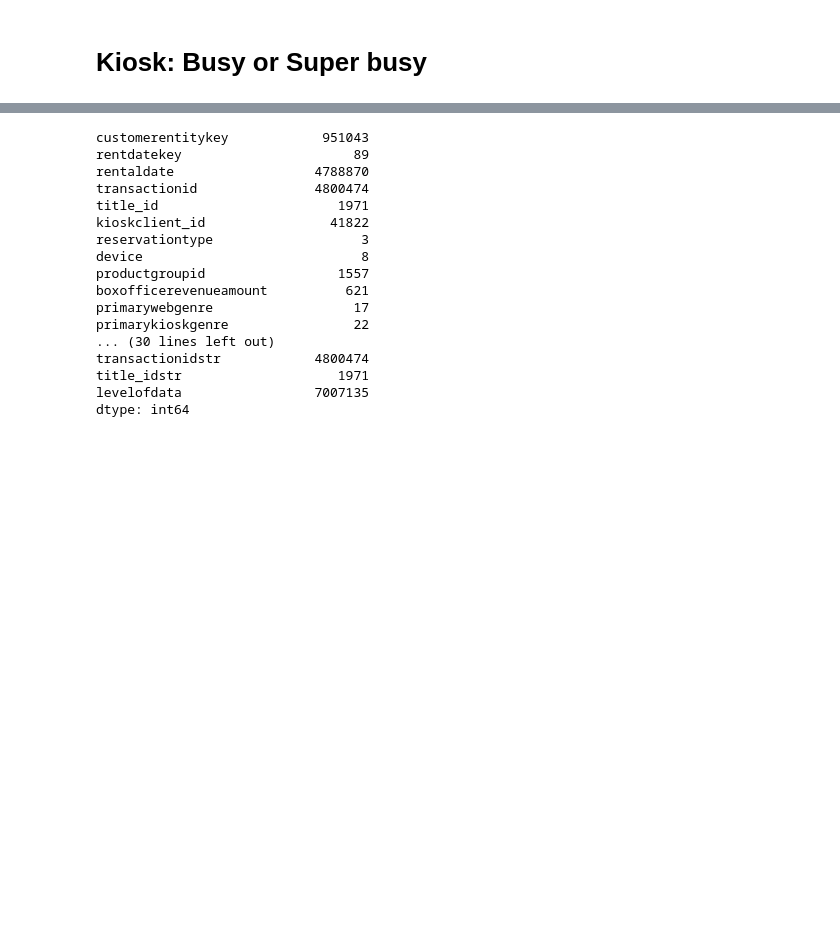
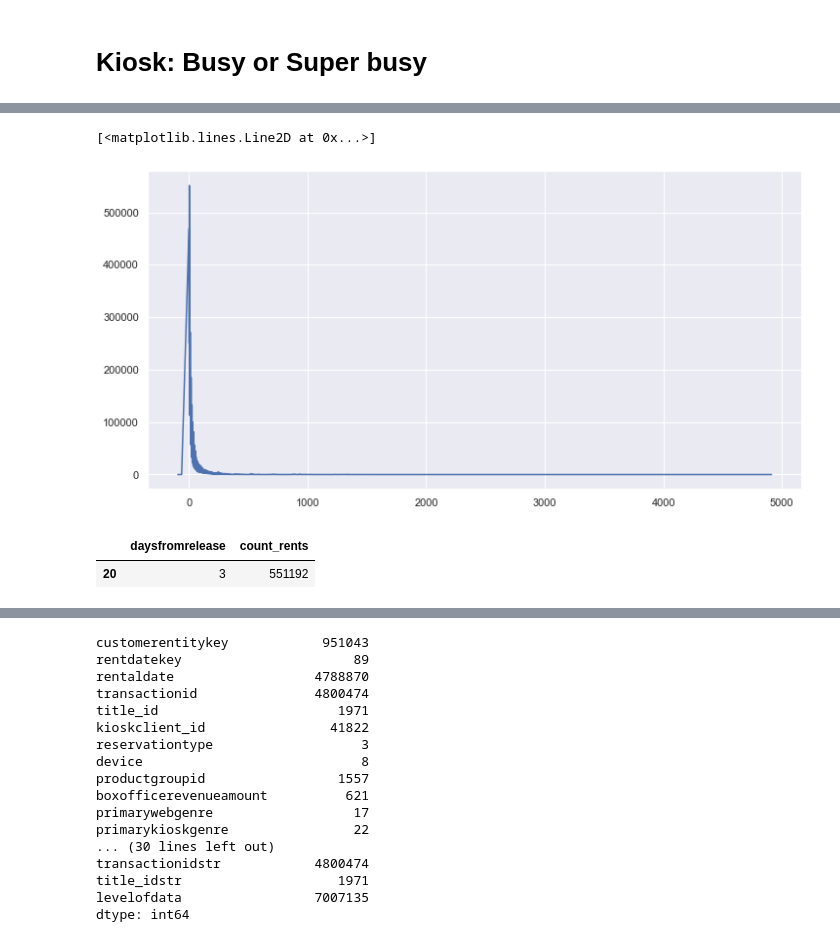
Before and after one commit to saurabhmathco/redbox_promosensitivity, a Jupyter notebook: Redbox_open.ipynb, the cells around one changed output, grey strips where cells are left out. Saved outputs shown, nothing was run; the diff lists cells and outputs as text; code cells hidden in the pictures; blank space fills up the shorter version.

```diff
--- a/Redbox_open.ipynb
+++ b/Redbox_open.ipynb
@@ -823,0 +655,3 @@ trans_df.boxplot(column="boxofficerevenueamount")
+# %%
+sns.set()
+plt.bar(table2_df["bucket_number"],table2_df["Percentage_customers"])
@@ -823,0 +682,4 @@ trans_df.boxplot(column="boxofficerevenueamount")
+# %%
+day_release=trans_df.groupby(["daysfromrelease"]).transactionid.count()
+day_release_df=day_release.to_frame(name="count_rents").reset_index()
+day_release_df
@@ -823,0 +700,13 @@ trans_df.boxplot(column="boxofficerevenueamount")
+# %%
+sns.set()
+plt.figure(figsize=(12,6))
+plt.plot(day_release_df["daysfromrelease"],day_release_df["count_rents"])
+# %% [output]
+[<matplotlib.lines.Line2D at 0x...>]
+[figure, added]
+# %%
+max_rent_from_release=day_release_df["count_rents"].max()
+day_release_df.loc[day_release_df["count_rents"]==max_rent_from_release]
+# %% [output]
+|  | daysfromrelease | count_rents |
+| 20 | 3 | 551192 |
```
Also changed, not shown: parts of 91 cells of this notebook.
